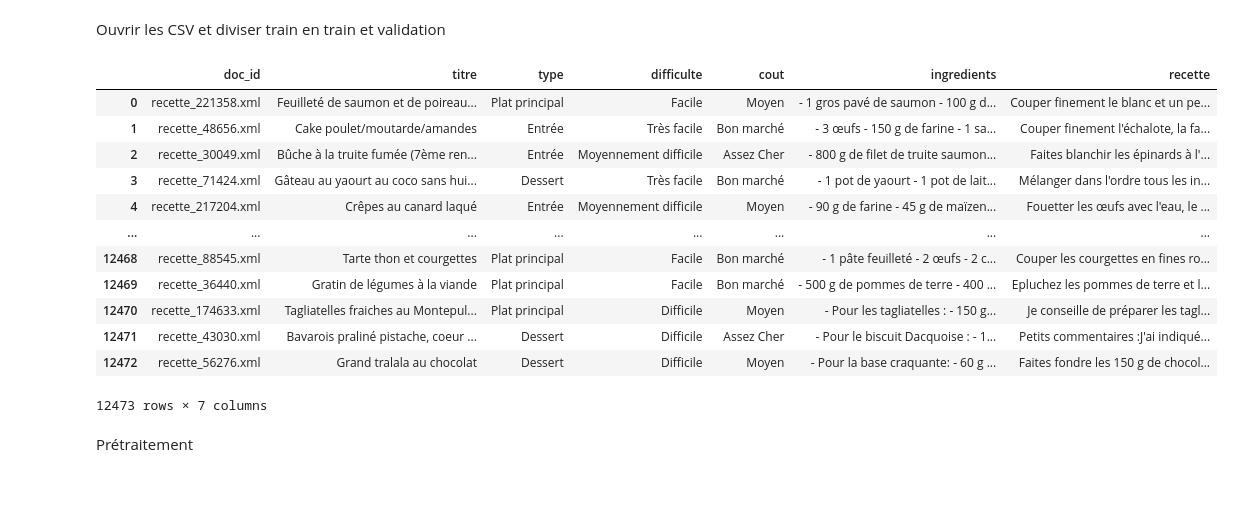
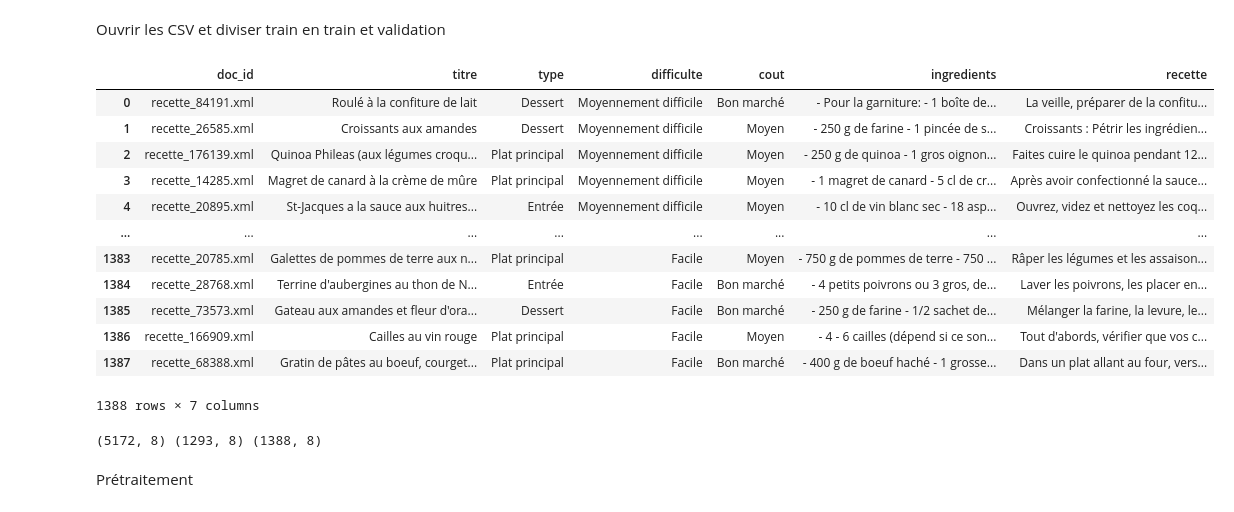
Before and after one commit to Raclax/Projet_TAL_marie_clara, a Jupyter notebook: src/traininf_nb.ipynb, the cells around one changed output. Drawn from its saved outputs; the diff is of its cells as text; code cells hidden in the pictures.

```diff
--- a/src/traininf_nb.ipynb
+++ b/src/traininf_nb.ipynb
@@ -20,23 +20,26 @@ Ouvrir les CSV et diviser train en train et validation
 # %%
 df_test = pd.read_csv('../data/test.csv')
 df_train = pd.read_csv('../data/train.csv')
-df_train
+df_test
 # %% [output]
 |  | doc_id | titre | type | difficulte | cout | ingredients | recette |
-| 0 | recette_221358.xml | Feuilleté de saumon et de poireau... | Plat principal | Facile | Moyen | - 1 gros pavé de saumon - 100 g d... | Couper finement le blanc et un pe... |
-| 1 | recette_48656.xml | Cake poulet/moutarde/amandes | Entrée | Très facile | Bon marché | - 3 œufs - 150 g de farine - 1 sa... | Couper finement l'échalote, la fa... |
-| 2 | recette_30049.xml | Bûche à la truite fumée (7ème ren... | Entrée | Moyennement difficile | Assez Cher | - 800 g de filet de truite saumon... | Faites blanchir les épinards à l'... |
-| 3 | recette_71424.xml | Gâteau au yaourt au coco sans hui... | Dessert | Très facile | Bon marché | - 1 pot de yaourt - 1 pot de lait... | Mélanger dans l'ordre tous les in... |
-| 4 | recette_217204.xml | Crêpes au canard laqué | Entrée | Moyennement difficile | Moyen | - 90 g de farine - 45 g de maïzen... | Fouetter les œufs avec l'eau, le ... |
+| 0 | recette_84191.xml | Roulé à la confiture de lait | Dessert | Moyennement difficile | Bon marché | - Pour la garniture: - 1 boîte de... | La veille, préparer de la confitu... |
+| 1 | recette_26585.xml | Croissants aux amandes | Dessert | Moyennement difficile | Moyen | - 250 g de farine - 1 pincée de s... | Croissants : Pétrir les ingrédien... |
+| 2 | recette_176139.xml | Quinoa Phileas (aux légumes croqu... | Plat principal | Moyennement difficile | Moyen | - 250 g de quinoa - 1 gros oignon... | Faites cuire le quinoa pendant 12... |
+| 3 | recette_14285.xml | Magret de canard à la crème de mûre | Plat principal | Moyennement difficile | Moyen | - 1 magret de canard - 5 cl de cr... | Après avoir confectionné la sauce... |
+| 4 | recette_20895.xml | St-Jacques a la sauce aux huitres... | Entrée | Moyennement difficile | Moyen | - 10 cl de vin blanc sec - 18 asp... | Ouvrez, videz et nettoyez les coq... |
 | ... | ... | ... | ... | ... | ... | ... | ... |
-| 12468 | recette_88545.xml | Tarte thon et courgettes | Plat principal | Facile | Bon marché | - 1 pâte feuilleté - 2 œufs - 2 c... | Couper les courgettes en fines ro... |
-| 12469 | recette_36440.xml | Gratin de légumes à la viande | Plat principal | Facile | Bon marché | - 500 g de pommes de terre - 400 ... | Epluchez les pommes de terre et l... |
-| 12470 | recette_174633.xml | Tagliatelles fraiches au Montepul... | Plat principal | Difficile | Moyen | - Pour les tagliatelles : - 150 g... | Je conseille de préparer les tagl... |
-| 12471 | recette_43030.xml | Bavarois praliné pistache, coeur ... | Dessert | Difficile | Assez Cher | - Pour le biscuit Dacquoise : - 1... | Petits commentaires :J'ai indiqué... |
-| 12472 | recette_56276.xml | Grand tralala au chocolat | Dessert | Difficile | Moyen | - Pour la base craquante: - 60 g ... | Faites fondre les 150 g de chocol... |
+| 1383 | recette_20785.xml | Galettes de pommes de terre aux n... | Plat principal | Facile | Moyen | - 750 g de pommes de terre - 750 ... | Râper les légumes et les assaison... |
+| 1384 | recette_28768.xml | Terrine d'aubergines au thon de N... | Entrée | Facile | Bon marché | - 4 petits poivrons ou 3 gros, de... | Laver les poivrons, les placer en... |
+| 1385 | recette_73573.xml | Gateau aux amandes et fleur d'ora... | Dessert | Facile | Bon marché | - 250 g de farine - 1/2 sachet de... | Mélanger la farine, la levure, le... |
+| 1386 | recette_166909.xml | Cailles au vin rouge | Plat principal | Facile | Moyen | - 4 - 6 cailles (dépend si ce son... | Tout d'abords, vérifier que vos c... |
+| 1387 | recette_68388.xml | Gratin de pâtes au boeuf, courget... | Plat principal | Facile | Bon marché | - 400 g de boeuf haché - 1 grosse... | Dans un plat allant au four, vers... |
-12473 rows × 7 columns
+1388 rows × 7 columns
 # %%
 df_train, df_validation = train_test_split(df_train, test_size=0.2, random_state=42)
+print(df_train.shape, df_validation.shape, df_test.shape)
+# %% [output]
+(5172, 8) (1293, 8) (1388, 8)
 # %%
 df_train.to_csv("../data/train1.csv", index=False)
 df_validation.to_csv("../data/validation.csv", index=False)
```
Also changed, not shown: parts of 6 cells of this notebook, 3 other files.
